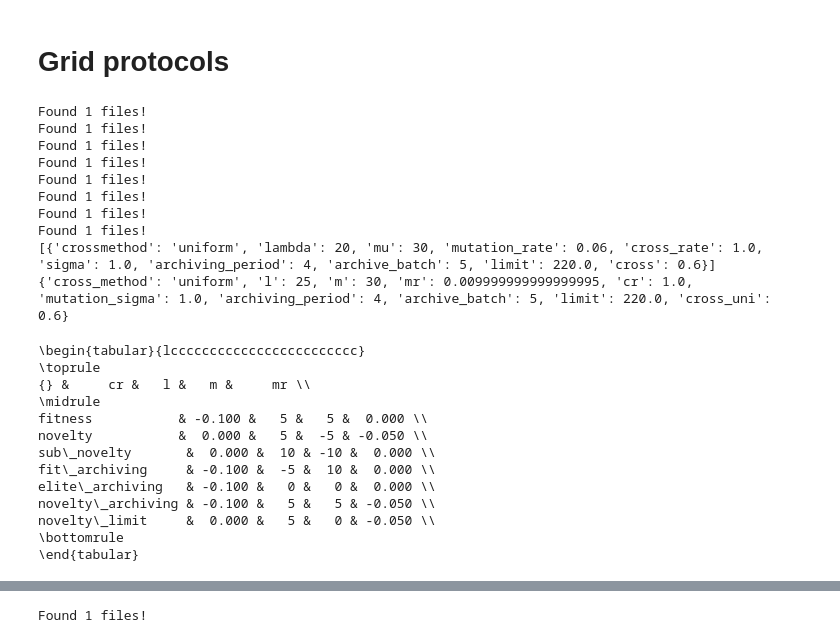
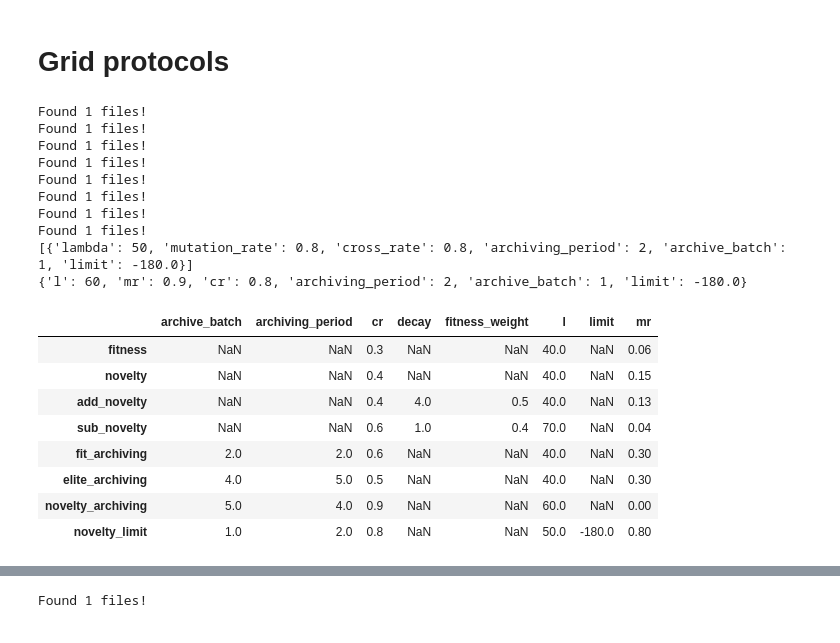
Before and after one commit to Schkliba/MastersThesis, a Jupyter notebook: final_analysis.ipynb, the cells around one changed output, grey strips where cells are left out. Drawn from its saved outputs; the diff is of its cells as text; code cells hidden in the pictures.

Commit message:
tables

```diff
--- a/final_analysis.ipynb
+++ b/final_analysis.ipynb
@@ -24,51 +64,29 @@ Found 1 files!
 # Grid protocols
 # %%
 ens = ["lunarlander", "cartpoles"]
-en = "cartpole"
-alg = "lambda"
-df = get_protocol_table(en, alg, "server_try0")
-df.to_csv(f"./Data/grid_protocol/{en}_{alg}.csv")
+en = "lunarlander"
+alg = "diff"
+df = get_protocol_table(en, alg, datasets[en])
+#df.to_csv(f"./Data/grid_protocol/{en}_{alg}.csv")
+dk = df["origin"].copy()
+dk
 # %% [output]
 Found 1 files!
 Found 1 files!
 Found 1 files!
 Found 1 files!
 Found 1 files!
 Found 1 files!
 Found 1 files!
 Found 1 files!
-[{'crossmethod': 'uniform', 'lambda': 20, 'mu': 30, 'mutation_rate': 0.06, 'cross_rate': 1.0, 'sigma': 1.0, 'archiving_period': 4, 'archive_batch': 5, 'limit': 220.0, 'cross': 0.6}]
-{'cross_method': 'uniform', 'l': 25, 'm': 30, 'mr': 0.009999999999999995, 'cr': 1.0, 'mutation_sigma': 1.0, 'archiving_period': 4, 'archive_batch': 5, 'limit': 220.0, 'cross_uni': 0.6}
+[{'lambda': 50, 'mutation_rate': 0.8, 'cross_rate': 0.8, 'archiving_period': 2, 'archive_batch': 1, 'limit': -180.0}]
+{'l': 60, 'mr': 0.9, 'cr': 0.8, 'archiving_period': 2, 'archive_batch': 1, 'limit': -180.0}
+|  | archive_batch | archiving_period | cr | decay | fitness_weight | l | limit | mr |
+| fitness | NaN | NaN | 0.3 | NaN | NaN | 40.0 | NaN | 0.06 |
+| novelty | NaN | NaN | 0.4 | NaN | NaN | 40.0 | NaN | 0.15 |
+| add_novelty | NaN | NaN | 0.4 | 4.0 | 0.5 | 40.0 | NaN | 0.13 |
+| sub_novelty | NaN | NaN | 0.6 | 1.0 | 0.4 | 70.0 | NaN | 0.04 |
+| fit_archiving | 2.0 | 2.0 | 0.6 | NaN | NaN | 40.0 | NaN | 0.30 |
+| elite_archiving | 4.0 | 5.0 | 0.5 | NaN | NaN | 40.0 | NaN | 0.30 |
+| novelty_archiving | 5.0 | 4.0 | 0.9 | NaN | NaN | 60.0 | NaN | 0.00 |
+| novelty_limit | 1.0 | 2.0 | 0.8 | NaN | NaN | 50.0 | -180.0 | 0.80 |
-# %%
-from tabulate import tabulate
-df2 = pd.read_csv(f"./Data/grid_protocol/{en}_{alg}.csv", header=[0,1], index_col=[0])
-if alg =="lambda":
-    df2=df2.drop([("final","cross_method"), ("origin", "cross_method")], axis=1)
-delta =  df2["final"] - df2["origin"]
-delta = delta.loc[~(delta.fillna(0) == 0).all(axis=1)]
-#delta = delta.loc[~(delta.fillna(0) == 0).all()]
-mask = ~delta.fillna(0).eq(0).all(axis=0)
-delta = delta.loc[:, mask]
-
-delta.to_csv(f"./Data/grid_protocol/delta_{en}_{alg}.csv")
-latex = delta.to_latex(
-    index=True,
-    escape=True,
-    float_format="%.3f",
-    column_format="l" + "c" * len(df.columns)
-)
-print(latex)
-# %% [output]
-\begin{tabular}{lcccccccccccccccccccccccc}
-\toprule
-{} &     cr &   l &   m &     mr \\
-\midrule
-fitness           & -0.100 &   5 &   5 &  0.000 \\
-novelty           &  0.000 &   5 &  -5 & -0.050 \\
-sub\_novelty       &  0.000 &  10 & -10 &  0.000 \\
-fit\_archiving     & -0.100 &  -5 &  10 &  0.000 \\
-elite\_archiving   & -0.100 &   0 &   0 &  0.000 \\
-novelty\_archiving & -0.100 &   5 &   5 & -0.050 \\
-novelty\_limit     &  0.000 &   5 &   0 & -0.050 \\
-\bottomrule
-\end{tabular}
```
Also changed, not shown: parts of 40 cells of this notebook, 13 other files.
